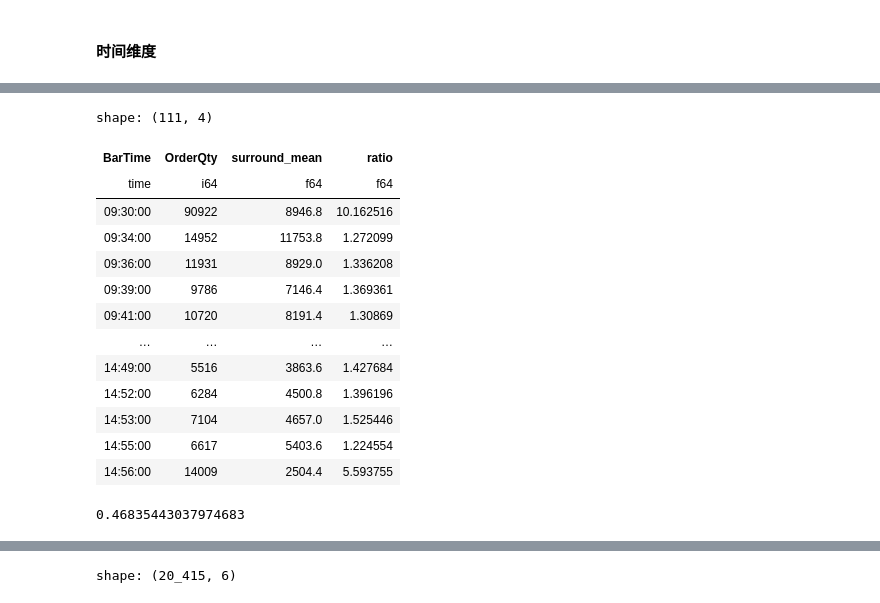
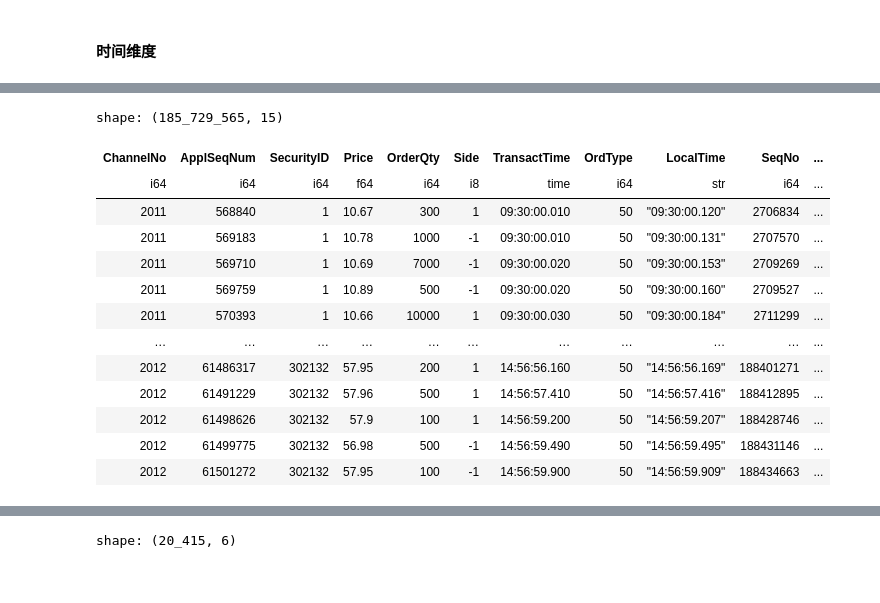
Before and after one commit to Xujy424/research2workflow, a Jupyter notebook: factor_hub/jijin.ipynb, the cells around one changed output, grey strips where cells are left out. Cells and saved outputs as stored; diff of their text form; code cells hidden in the pictures.

```diff
--- a/factor_hub/jijin.ipynb
+++ b/factor_hub/jijin.ipynb
@@ -110,34 +99,46 @@ shape: (237, 2)
-# %%
-def cal_surround_mean(df, n, limit):
-    surrounding_mean = 0
-    for i in range(1, n//2+1):
-        surrounding_mean += pl.col('OrderQty').shift(i).fill_null(0) +  pl.col('OrderQty').shift(-i).fill_null(0)
-    df = df.with_columns((surrounding_mean/n).alias('surround_mean'))
-    ab_df = df.filter( pl.col('OrderQty')>pl.col('surround_mean')*limit )
-    ab_df = ab_df.with_columns( (pl.col('OrderQty')/pl.col('surround_mean')).alias('ratio') )
-    return ab_df
-
-limit = 1.2
-n=5
-cal_surround_mean(qty_bin, n, limit)  # 1.2:47%, 1.5:25%
-# %% [output]
-shape: (111, 4)
-| BarTime | OrderQty | surround_mean | ratio |
-| time | i64 | f64 | f64 |
-| 09:30:00 | 90922 | 8946.8 | 10.162516 |
-| 09:34:00 | 14952 | 11753.8 | 1.272099 |
-| 09:36:00 | 11931 | 8929.0 | 1.336208 |
-| 09:39:00 | 9786 | 7146.4 | 1.369361 |
-| 09:41:00 | 10720 | 8191.4 | 1.30869 |
-| … | … | … | … |
-| 14:49:00 | 5516 | 3863.6 | 1.427684 |
-| 14:52:00 | 6284 | 4500.8 | 1.396196 |
-| 14:53:00 | 7104 | 4657.0 | 1.525446 |
-| 14:55:00 | 6617 | 5403.6 | 1.224554 |
-| 14:56:00 | 14009 | 2504.4 | 5.593755 |
-# %%
-111/237
-# %% [output]
-0.46835443037974683
+# %%
+limit = 1.2
+n = 5
+
+# 1. 按股票、时间、序号排序，确保移位顺序正确
+minute_qty_bin = qty_bin.group_by(['SecurityID', 'BarTime']).agg(
+    pl.col('OrderQty').sum().alias('MinuteQty')
+).sort(['SecurityID', 'BarTime'])
+
+# 2. 计算前后分钟均值（固定分母 n）
+surrounding_sum = 0
+for i in range(1, n//2 + 1):
+    surrounding_sum += (
+        pl.col('MinuteQty').shift(i).over('SecurityID').fill_null(0) +
+        pl.col('MinuteQty').shift(-i).over('SecurityID').fill_null(0)
+    )
+surround_mean = surrounding_sum / n
+
+minute_df = minute_qty_bin.with_columns([
+    surround_mean.alias('surround_mean'),
+    (pl.col('MinuteQty') / surround_mean).alias('ratio'),
+    ((pl.col('MinuteQty') / surround_mean) > limit).cast(pl.Int32).alias('Custer')
+])
+
+# 3. 回填到原始逐笔数据
+res = qty_bin.join(
+    minute_df, on=['SecurityID', 'BarTime'], how='left'
+)
+res
+# %% [output]
+shape: (185_729_565, 15)
+| ChannelNo | ApplSeqNum | SecurityID | Price | OrderQty | Side | TransactTime | OrdType | LocalTime | SeqNo | ... |
+| i64 | i64 | i64 | f64 | i64 | i8 | time | i64 | str | i64 | ... |
+| 2011 | 568840 | 1 | 10.67 | 300 | 1 | 09:30:00.010 | 50 | "09:30:00.120" | 2706834 | ... |
+| 2011 | 569183 | 1 | 10.78 | 1000 | -1 | 09:30:00.010 | 50 | "09:30:00.131" | 2707570 | ... |
+| 2011 | 569710 | 1 | 10.69 | 7000 | -1 | 09:30:00.020 | 50 | "09:30:00.153" | 2709269 | ... |
+| 2011 | 569759 | 1 | 10.89 | 500 | -1 | 09:30:00.020 | 50 | "09:30:00.160" | 2709527 | ... |
+| 2011 | 570393 | 1 | 10.66 | 10000 | 1 | 09:30:00.030 | 50 | "09:30:00.184" | 2711299 | ... |
+| … | … | … | … | … | … | … | … | … | … | ... |
+| 2012 | 61486317 | 302132 | 57.95 | 200 | 1 | 14:56:56.160 | 50 | "14:56:56.169" | 188401271 | ... |
+| 2012 | 61491229 | 302132 | 57.96 | 500 | 1 | 14:56:57.410 | 50 | "14:56:57.416" | 188412895 | ... |
+| 2012 | 61498626 | 302132 | 57.9 | 100 | 1 | 14:56:59.200 | 50 | "14:56:59.207" | 188428746 | ... |
+| 2012 | 61499775 | 302132 | 56.98 | 500 | -1 | 14:56:59.490 | 50 | "14:56:59.495" | 188431146 | ... |
+| 2012 | 61501272 | 302132 | 57.95 | 100 | -1 | 14:56:59.900 | 50 | "14:56:59.909" | 188434663 | ... |
 # %%
 import matplotlib.pyplot as plt
```
Also changed, not shown: parts of 5 cells of this notebook.
